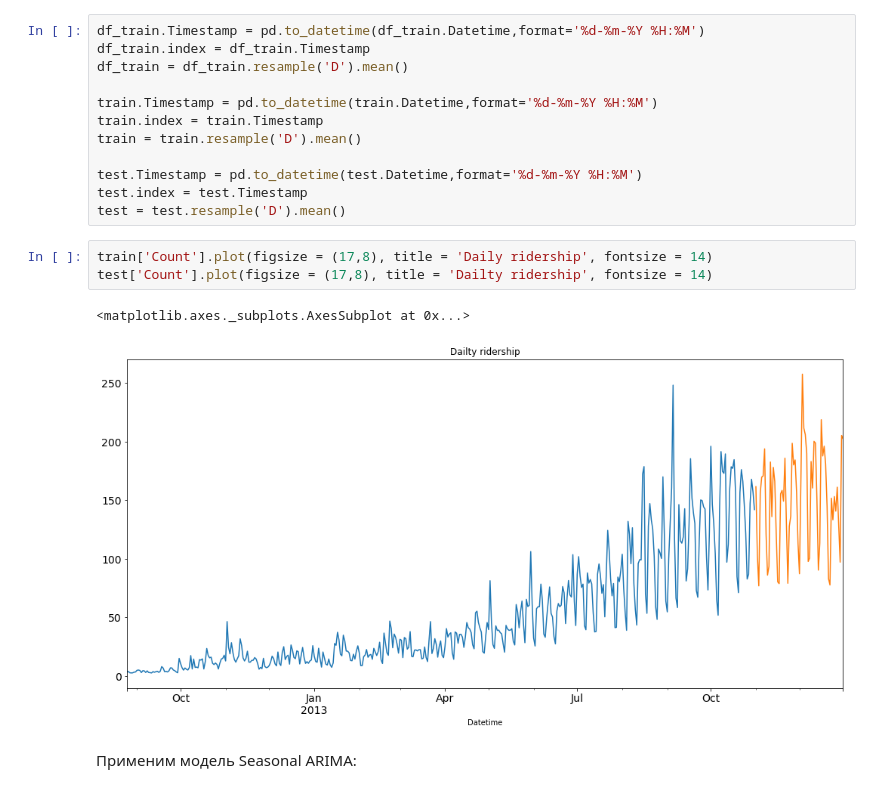
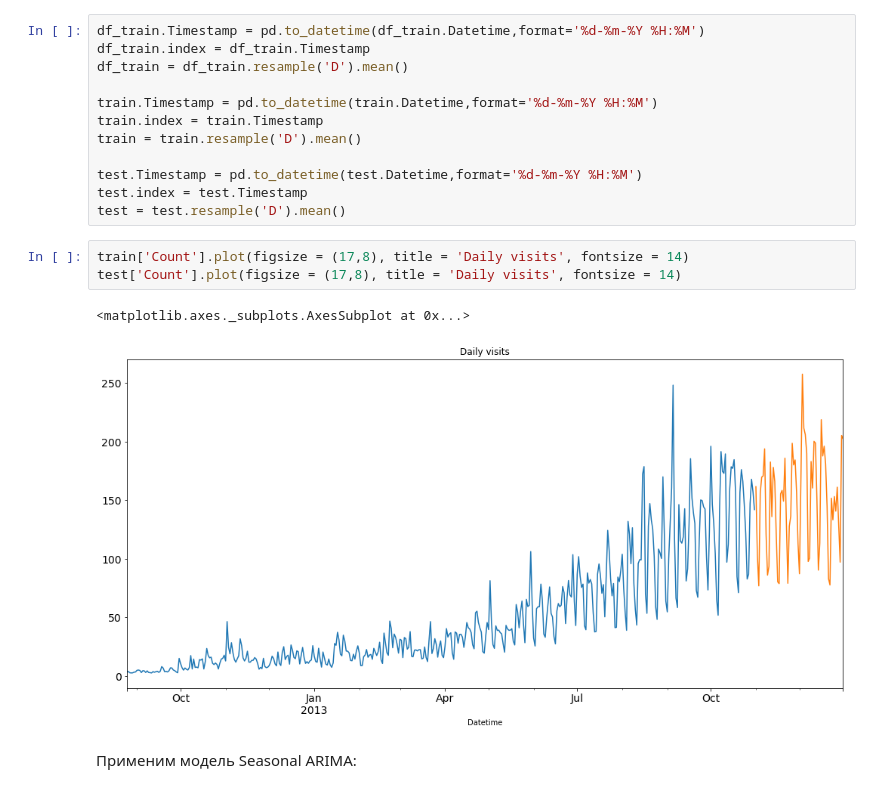
Before and after one commit to dlisitsin/models, a Jupyter notebook: time_series.ipynb, the cells around one changed output. Saved outputs shown, nothing was run; the diff lists cells and outputs as text.

```diff
--- a/time_series.ipynb
+++ b/time_series.ipynb
@@ -42,11 +42,11 @@ test.Timestamp = pd.to_datetime(test.Datetime,format='%d-%m-%Y %H:%M')
 test.index = test.Timestamp
 test = test.resample('D').mean()
 # %%
-train['Count'].plot(figsize = (17,8), title = 'Daily ridership', fontsize = 14)
-test['Count'].plot(figsize = (17,8), title = 'Dailty ridership', fontsize = 14)
+train['Count'].plot(figsize = (17,8), title = 'Daily visits', fontsize = 14)
+test['Count'].plot(figsize = (17,8), title = 'Daily visits', fontsize = 14)
 # %% [output]
 <matplotlib.axes._subplots.AxesSubplot at 0x...>
-[figure, old version]
+[figure, new version]
 # %% [markdown]
 Применим модель Seasonal ARIMA:
 # %%
```
Also changed, not shown: 3 other files.
